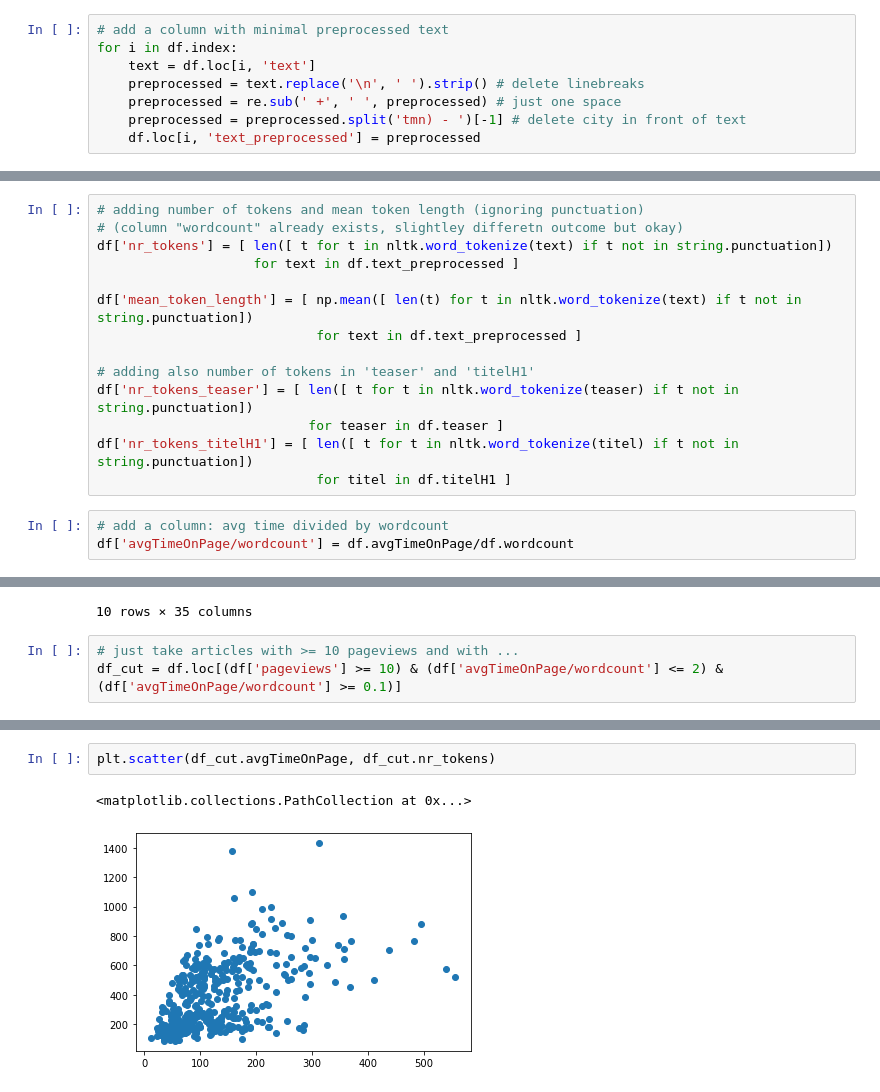
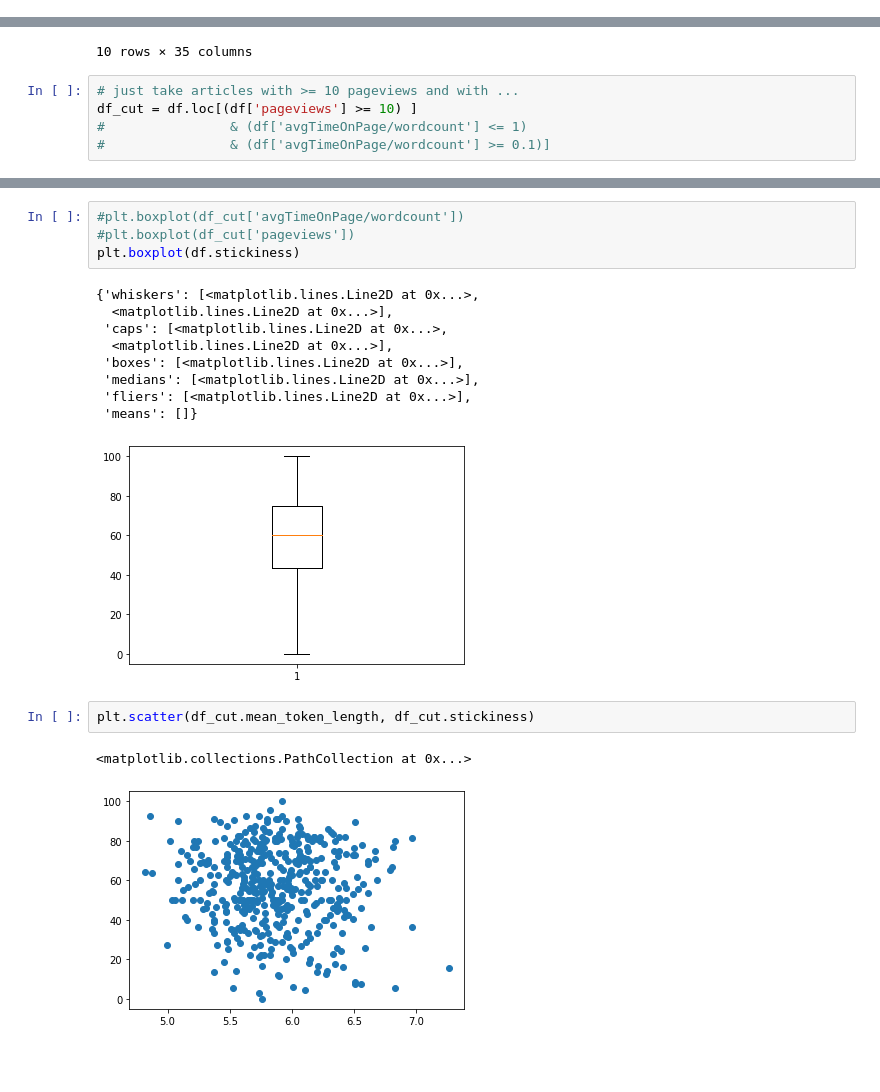
Before and after one commit to susannaruecker/master_thesis, a Jupyter notebook: read_data.ipynb, the cells around one changed output, grey strips where cells are left out. Saved outputs shown, nothing was run; the diff lists cells and outputs as text; blank space fills up the shorter version.

```diff
--- a/read_data.ipynb
+++ b/read_data.ipynb
@@ -194,11 +147,3 @@ df['city'] = [ re.split('\(dpa',text)[0].strip() for text in df.text ]
-# %%
-# add a column with minimal preprocessed text
-for i in df.index:
-    text = df.loc[i, 'text']
-    preprocessed = text.replace('\n', ' ').strip() # delete linebreaks
-    preprocessed = re.sub(' +', ' ', preprocessed) # just one space
-    preprocessed = preprocessed.split('tmn) - ')[-1] # delete city in front of text
-    df.loc[i, 'text_preprocessed'] = preprocessed
 # %%
 df.loc[48620281, 'text'][:500]
 # %% [output]
@@ -218,17 +154,0 @@ True
-# %%
-# adding number of tokens and mean token length (ignoring punctuation)
-# (column "wordcount" already exists, slightley differetn outcome but okay)
-df['nr_tokens'] = [ len([ t for t in nltk.word_tokenize(text) if t not in string.punctuation])
-                    for text in df.text_preprocessed ]
-
-df['mean_token_length'] = [ np.mean([ len(t) for t in nltk.word_tokenize(text) if t not in string.punctuation])
-                            for text in df.text_preprocessed ]
-
-# adding also number of tokens in 'teaser' and 'titelH1'
-df['nr_tokens_teaser'] = [ len([ t for t in nltk.word_tokenize(teaser) if t not in string.punctuation])
-                           for teaser in df.teaser ]
-df['nr_tokens_titelH1'] = [ len([ t for t in nltk.word_tokenize(titel) if t not in string.punctuation])
-                            for titel in df.titelH1 ]
-# %%
-# add a column: avg time divided by wordcount
-df['avgTimeOnPage/wordcount'] = df.avgTimeOnPage/df.wordcount
@@ -591,7 +536,9 @@ df.sort_values(by=['avgTimeOnPage'], ascending = False).head(10)
 10 rows × 35 columns
 # %%
 # just take articles with >= 10 pageviews and with ...
-df_cut = df.loc[(df['pageviews'] >= 10) & (df['avgTimeOnPage/wordcount'] <= 2) & (df['avgTimeOnPage/wordcount'] >= 0.1)]
+df_cut = df.loc[(df['pageviews'] >= 10) ]
+#                & (df['avgTimeOnPage/wordcount'] <= 1)
+#                & (df['avgTimeOnPage/wordcount'] >= 0.1)]
 # %%
 df_cut
 # %% [output]
@@ -649,5 +631,19 @@ plt.hist(df_cut['avgTimeOnPage/wordcount'], density=False, bins=30)
+# %%
+#plt.boxplot(df_cut['avgTimeOnPage/wordcount'])
+#plt.boxplot(df_cut['pageviews'])
+plt.boxplot(df.stickiness)
+# %% [output]
+{'whiskers': [<matplotlib.lines.Line2D at 0x...>,
+  <matplotlib.lines.Line2D at 0x...>],
+ 'caps': [<matplotlib.lines.Line2D at 0x...>,
+  <matplotlib.lines.Line2D at 0x...>],
+ 'boxes': [<matplotlib.lines.Line2D at 0x...>],
+ 'medians': [<matplotlib.lines.Line2D at 0x...>],
+ 'fliers': [<matplotlib.lines.Line2D at 0x...>],
+ 'means': []}
+[figure, added]
 # %%
-plt.scatter(df_cut.avgTimeOnPage, df_cut.nr_tokens)
+plt.scatter(df_cut.mean_token_length, df_cut.stickiness)
 # %% [output]
 <matplotlib.collections.PathCollection at 0x...>
-[figure, old version]
+[figure, new version]
```
Also changed, not shown: parts of 49 cells of this notebook, 2 other files.
